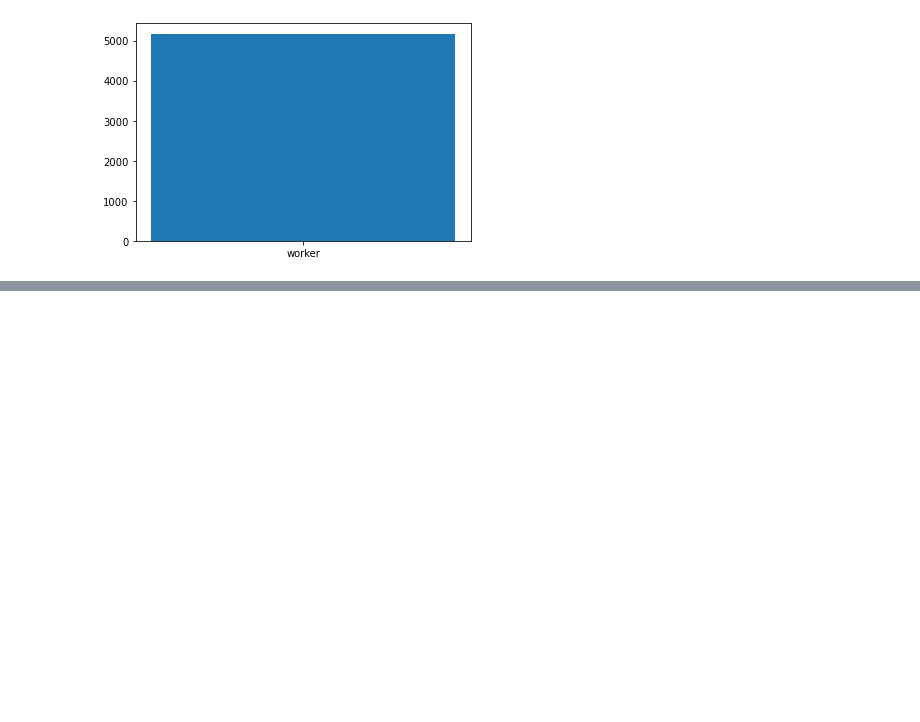
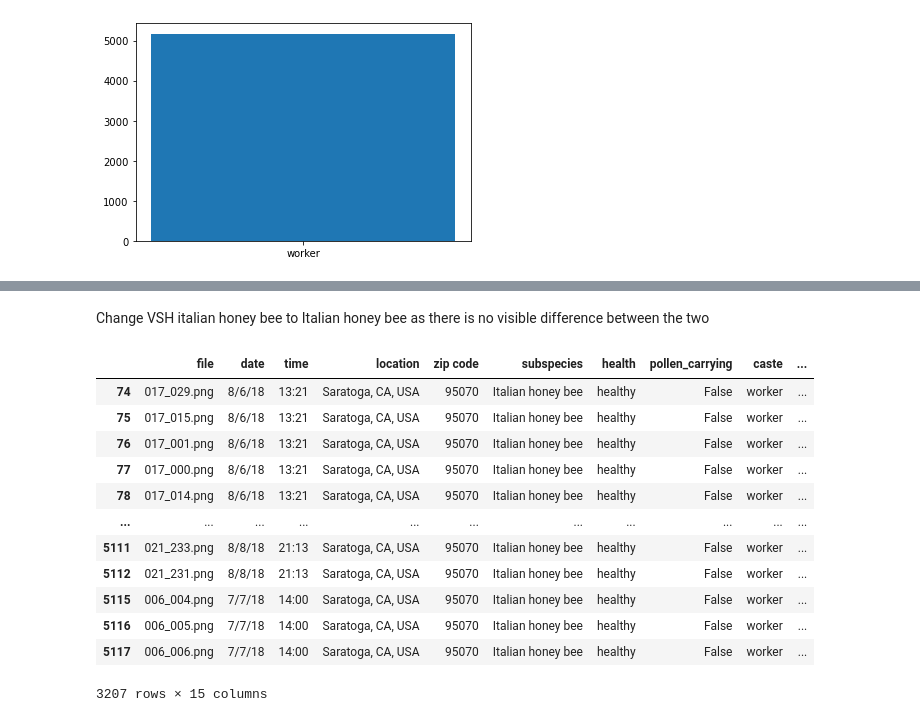
Before and after one commit to Sirithi/Challenges, a Jupyter notebook: BeeChallenges.ipynb, the cells around one changed output, grey strips where cells are left out. Saved outputs shown, nothing was run; the diff lists cells and outputs as text; code cells hidden in the pictures; blank space fills up the shorter version.

```diff
--- a/BeeChallenges.ipynb
+++ b/BeeChallenges.ipynb
@@ -141,0 +244,19 @@ plt.bar(x,y)
+# %% [markdown]
+Change VSH italian honey bee to Italian honey bee as there is no visible difference between the two
+# %%
+bees_df['subspecies'] = bees_df['subspecies'].replace(['VSH Italian honey bee'], 'Italian honey bee')
+italian_bee_mask = subspecies == 'Italian honey bee'
+# %% [output]
+|  | file | date | time | location | zip code | subspecies | health | pollen_carrying | caste | ... |
+| 74 | 017_029.png | 8/6/18 | 13:21 | Saratoga, CA, USA | 95070 | Italian honey bee | healthy | False | worker | ... |
+| 75 | 017_015.png | 8/6/18 | 13:21 | Saratoga, CA, USA | 95070 | Italian honey bee | healthy | False | worker | ... |
+| 76 | 017_001.png | 8/6/18 | 13:21 | Saratoga, CA, USA | 95070 | Italian honey bee | healthy | False | worker | ... |
+| 77 | 017_000.png | 8/6/18 | 13:21 | Saratoga, CA, USA | 95070 | Italian honey bee | healthy | False | worker | ... |
+| 78 | 017_014.png | 8/6/18 | 13:21 | Saratoga, CA, USA | 95070 | Italian honey bee | healthy | False | worker | ... |
+| ... | ... | ... | ... | ... | ... | ... | ... | ... | ... | ... |
+| 5111 | 021_233.png | 8/8/18 | 21:13 | Saratoga, CA, USA | 95070 | Italian honey bee | healthy | False | worker | ... |
+| 5112 | 021_231.png | 8/8/18 | 21:13 | Saratoga, CA, USA | 95070 | Italian honey bee | healthy | False | worker | ... |
+| 5115 | 006_004.png | 7/7/18 | 14:00 | Saratoga, CA, USA | 95070 | Italian honey bee | healthy | False | worker | ... |
+| 5116 | 006_005.png | 7/7/18 | 14:00 | Saratoga, CA, USA | 95070 | Italian honey bee | healthy | False | worker | ... |
+| 5117 | 006_006.png | 7/7/18 | 14:00 | Saratoga, CA, USA | 95070 | Italian honey bee | healthy | False | worker | ... |
+3207 rows × 15 columns
```
Also changed, not shown: parts of 8 cells of this notebook.
